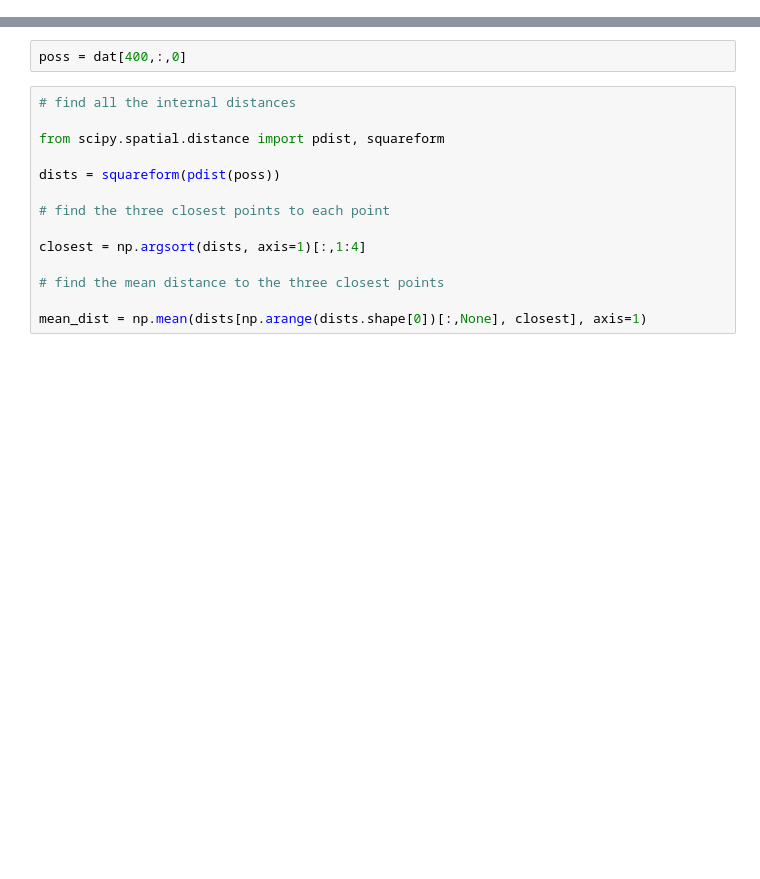
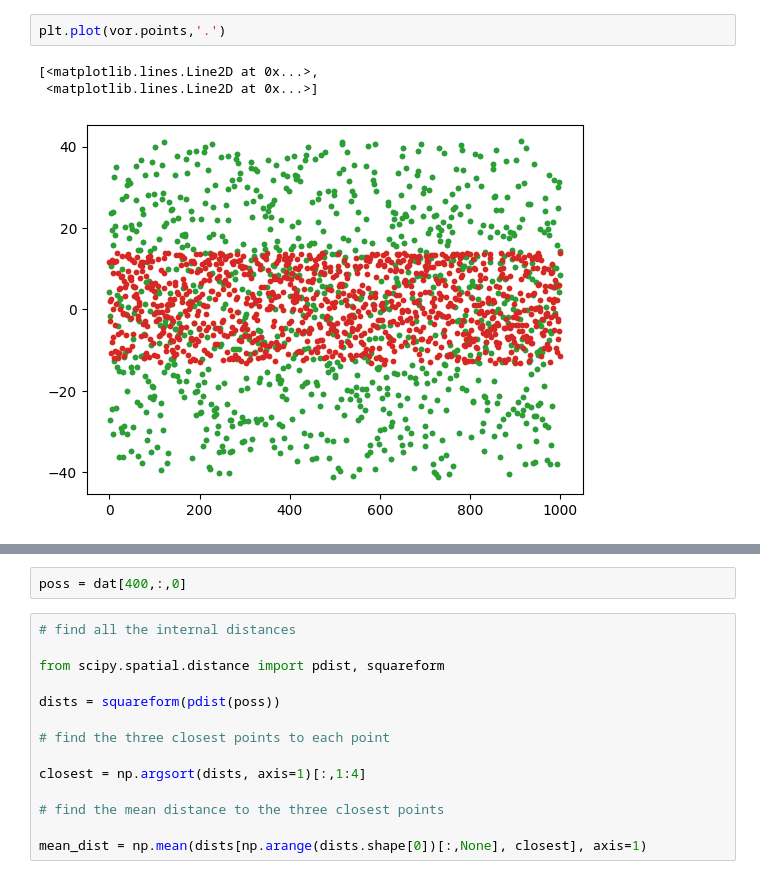
Before and after one commit to JakobSchauser/Thesis, a Jupyter notebook: Code/testing.ipynb, the cells around one changed output, grey strips where cells are left out. Saved outputs shown, nothing was run; the diff lists cells and outputs as text; blank space fills up the shorter version.

```diff
--- a/Code/testing.ipynb
+++ b/Code/testing.ipynb
@@ -12,0 +50,6 @@ with h5py.File('runs/timeline_less_tip.hdf5', 'r') as f:
+# %%
+plt.plot(vor.points,'.')
+# %% [output]
+[<matplotlib.lines.Line2D at 0x...>,
+ <matplotlib.lines.Line2D at 0x...>]
+[figure, added]
```
Also changed, not shown: parts of 8 cells of this notebook, 4 other files.
